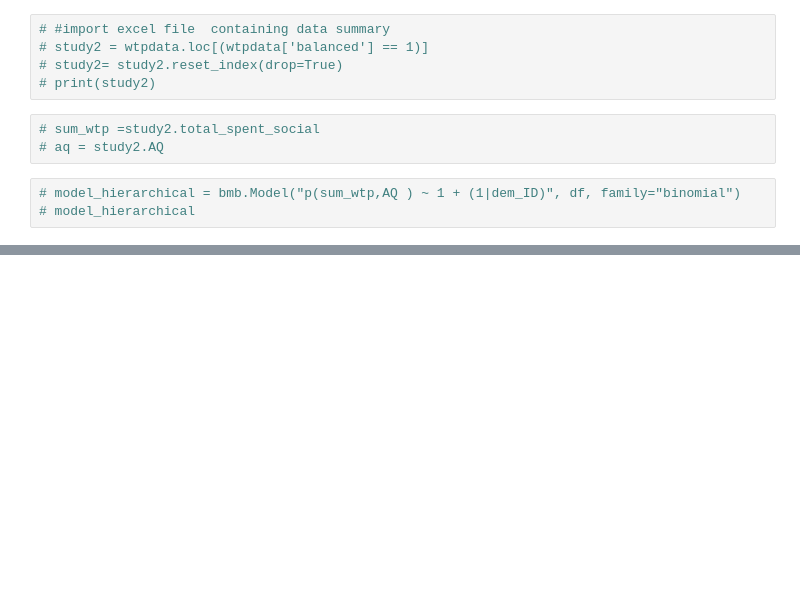
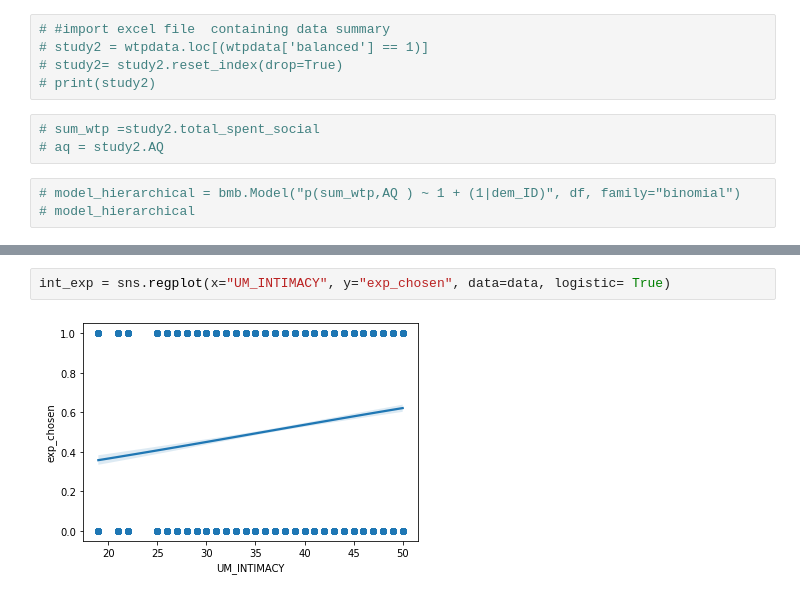
Before and after one commit to fareri-lab/WTP_CardTask, a Jupyter notebook: APS/WTP_HLM.ipynb, the cells around one changed output, grey strips where cells are left out. Cells and saved outputs as stored; diff of their text form; blank space fills up the shorter version.

```diff
--- a/APS/WTP_HLM.ipynb
+++ b/APS/WTP_HLM.ipynb
@@ -115,0 +345,4 @@ get_stats()
+# %%
+int_exp = sns.regplot(x="UM_INTIMACY", y="exp_chosen", data=data, logistic= True)
+# %% [output]
+[figure, added]
```
Also changed, not shown: parts of 19 cells of this notebook.
